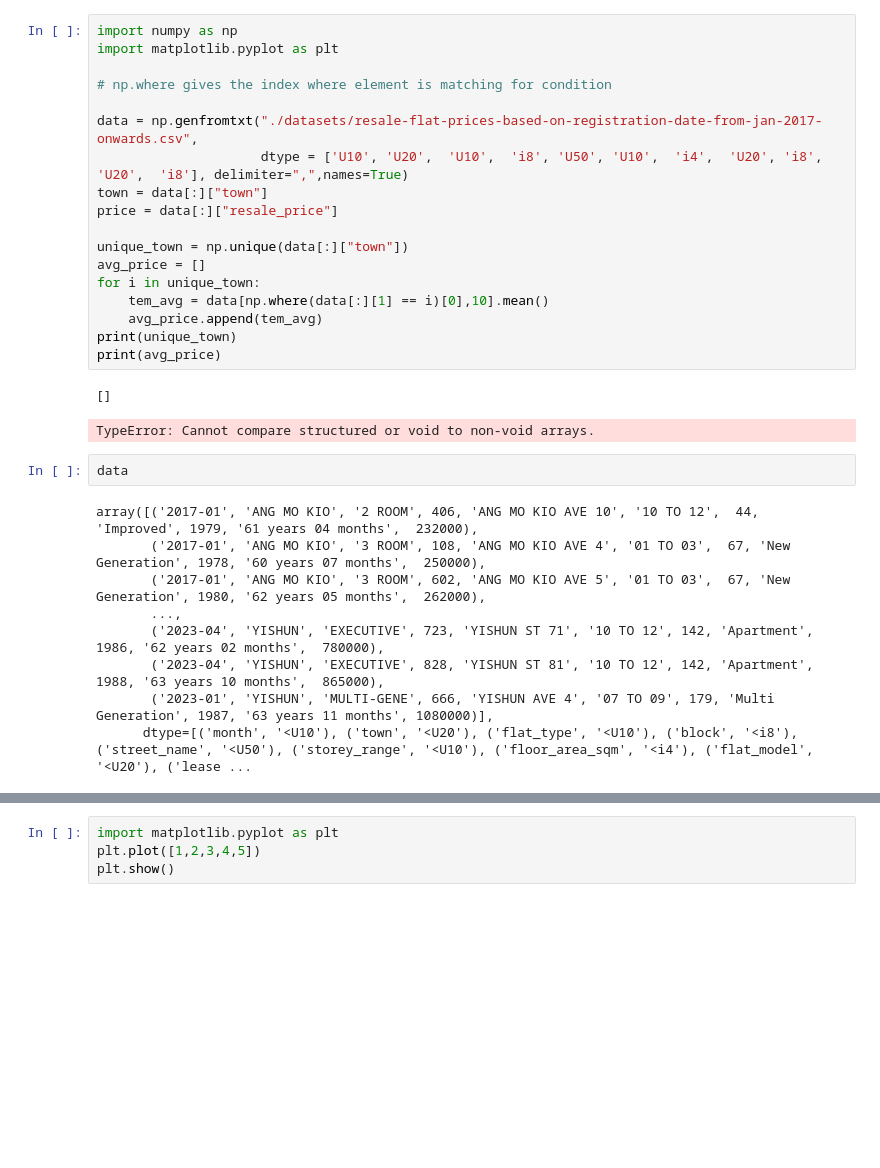
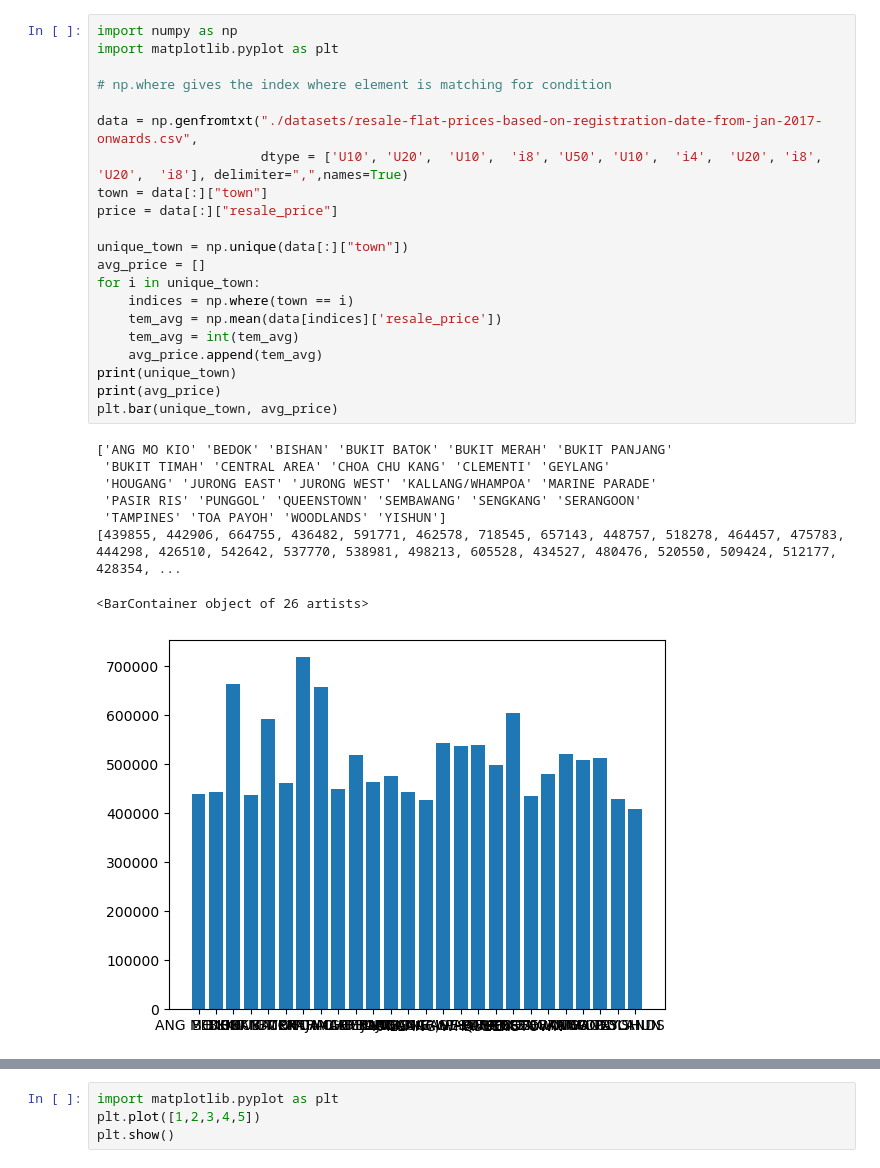
Before and after one commit to Kellories/PDS-CA01, a Jupyter notebook: CA01.ipynb, the cells around one changed output, grey strips where cells are left out. Saved outputs shown, nothing was run; the diff lists cells and outputs as text; blank space fills up the shorter version.

Commit message:
feat:first graph

```diff
--- a/CA01.ipynb
+++ b/CA01.ipynb
@@ -1,32 +1,30 @@
 # %%
 import numpy as np
 import matplotlib.pyplot as plt
 
 # np.where gives the index where element is matching for condition
 
 data = np.genfromtxt("./datasets/resale-flat-prices-based-on-registration-date-from-jan-2017-onwards.csv",
                      dtype = ['U10', 'U20',  'U10',  'i8', 'U50', 'U10',  'i4',  'U20', 'i8',  'U20',  'i8'], delimiter=",",names=True)
 town = data[:]["town"]
 price = data[:]["resale_price"]
 
 unique_town = np.unique(data[:]["town"])
 avg_price = []
 for i in unique_town:
-    tem_avg = data[np.where(data[:][1] == i)[0],10].mean()
+    indices = np.where(town == i)
+    tem_avg = np.mean(data[indices]['resale_price'])
+    tem_avg = int(tem_avg)
     avg_price.append(tem_avg)
 print(unique_town)
 print(avg_price)
+plt.bar(unique_town, avg_price)
 # %% [output]
-[]
+['ANG MO KIO' 'BEDOK' 'BISHAN' 'BUKIT BATOK' 'BUKIT MERAH' 'BUKIT PANJANG'
+ 'BUKIT TIMAH' 'CENTRAL AREA' 'CHOA CHU KANG' 'CLEMENTI' 'GEYLANG'
+ 'HOUGANG' 'JURONG EAST' 'JURONG WEST' 'KALLANG/WHAMPOA' 'MARINE PARADE'
+ 'PASIR RIS' 'PUNGGOL' 'QUEENSTOWN' 'SEMBAWANG' 'SENGKANG' 'SERANGOON'
+ 'TAMPINES' 'TOA PAYOH' 'WOODLANDS' 'YISHUN']
+[439855, 442906, 664755, 436482, 591771, 462578, 718545, 657143, 448757, 518278, 464457, 475783, 444298, 426510, 542642, 537770, 538981, 498213, 605528, 434527, 480476, 520550, 509424, 512177, 428354, ...
-TypeError: Cannot compare structured or void to non-void arrays.
+<BarContainer object of 26 artists>
+[figure, added]
-# %%
-data
-# %% [output]
-array([('2017-01', 'ANG MO KIO', '2 ROOM', 406, 'ANG MO KIO AVE 10', '10 TO 12',  44, 'Improved', 1979, '61 years 04 months',  232000),
-       ('2017-01', 'ANG MO KIO', '3 ROOM', 108, 'ANG MO KIO AVE 4', '01 TO 03',  67, 'New Generation', 1978, '60 years 07 months',  250000),
-       ('2017-01', 'ANG MO KIO', '3 ROOM', 602, 'ANG MO KIO AVE 5', '01 TO 03',  67, 'New Generation', 1980, '62 years 05 months',  262000),
-       ...,
-       ('2023-04', 'YISHUN', 'EXECUTIVE', 723, 'YISHUN ST 71', '10 TO 12', 142, 'Apartment', 1986, '62 years 02 months',  780000),
-       ('2023-04', 'YISHUN', 'EXECUTIVE', 828, 'YISHUN ST 81', '10 TO 12', 142, 'Apartment', 1988, '63 years 10 months',  865000),
-       ('2023-01', 'YISHUN', 'MULTI-GENE', 666, 'YISHUN AVE 4', '07 TO 09', 179, 'Multi Generation', 1987, '63 years 11 months', 1080000)],
-      dtype=[('month', '<U10'), ('town', '<U20'), ('flat_type', '<U10'), ('block', '<i8'), ('street_name', '<U50'), ('storey_range', '<U10'), ('floor_area_sqm', '<i4'), ('flat_model', '<U20'), ('lease ...
```
Also changed, not shown: parts of 1 cell of this notebook, 1 other file.
